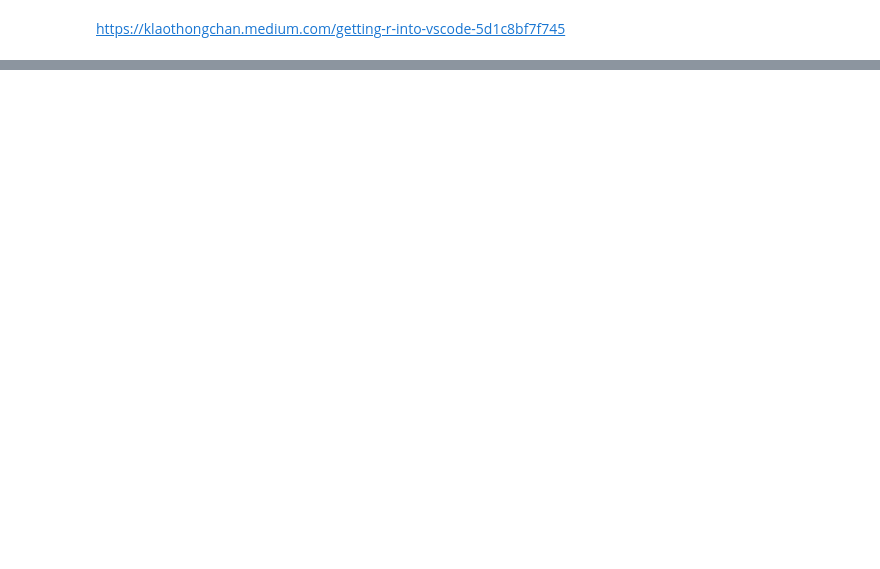
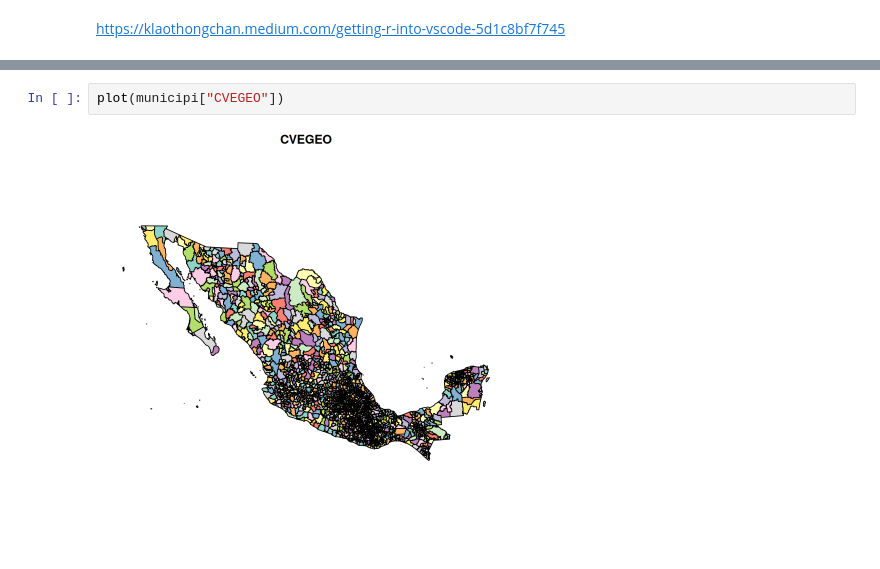
Before and after one commit to LuisGorozpe/Econometria-y-Estad-stica-Espacial, a Jupyter notebook: introduccion-R.ipynb, the cells around one changed output, grey strips where cells are left out. Drawn from its saved outputs; the diff is of its cells as text; blank space fills up the shorter version.

```diff
--- a/introduccion-R.ipynb
+++ b/introduccion-R.ipynb
@@ -63,0 +123,4 @@ https://klaothongchan.medium.com/getting-r-into-vscode-5d1c8bf7f745
+# %%
+plot(municipi["CVEGEO"])
+# %% [output]
+[figure, added]
```
Also changed, not shown: parts of 17 cells of this notebook, 10 other files.
